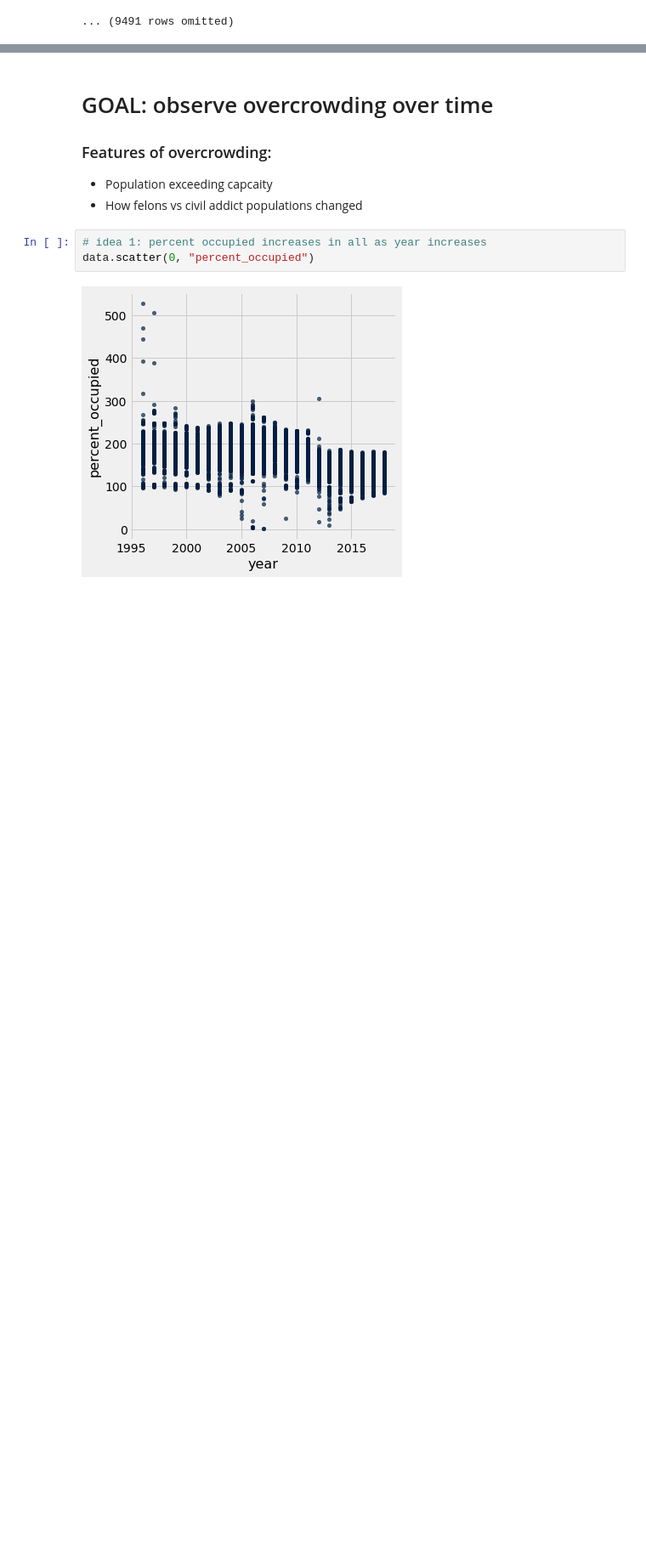
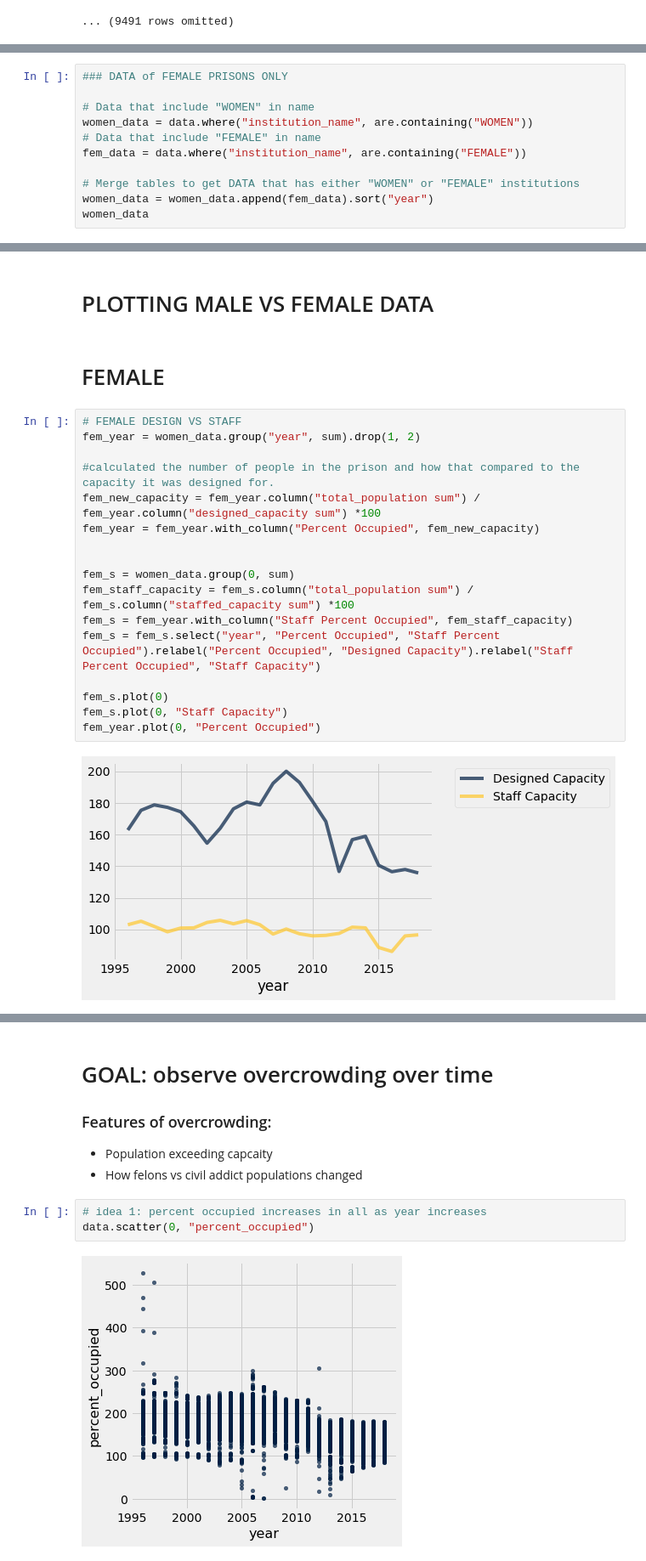
Before and after one commit to ds-modules/ES-21AC-SP19, a Jupyter notebook: incarceration.ipynb, the cells around one changed output, grey strips where cells are left out. Shown: that part at 85% size. Drawn from its saved outputs; the diff is of its cells as text; blank space fills up the shorter version.

```diff
--- a/incarceration.ipynb
+++ b/incarceration.ipynb
@@ -31,0 +77,11 @@ data.sort(0)
+# %%
+### DATA of FEMALE PRISONS ONLY
+
+# Data that include "WOMEN" in name
+women_data = data.where("institution_name", are.containing("WOMEN"))
+# Data that include "FEMALE" in name
+fem_data = data.where("institution_name", are.containing("FEMALE"))
+
+# Merge tables to get DATA that has either "WOMEN" or "FEMALE" institutions
+women_data = women_data.append(fem_data).sort("year")
+women_data
@@ -31,0 +144,23 @@ data.sort(0)
+# %% [markdown]
+# PLOTTING MALE VS FEMALE DATA
+# %% [markdown]
+# FEMALE
+# %%
+# FEMALE DESIGN VS STAFF
+fem_year = women_data.group("year", sum).drop(1, 2)
+
+#calculated the number of people in the prison and how that compared to the capacity it was designed for.
+fem_new_capacity = fem_year.column("total_population sum") / fem_year.column("designed_capacity sum") *100
+fem_year = fem_year.with_column("Percent Occupied", fem_new_capacity)
+
+
+fem_s = women_data.group(0, sum)
+fem_staff_capacity = fem_s.column("total_population sum") / fem_s.column("staffed_capacity sum") *100
+fem_s = fem_year.with_column("Staff Percent Occupied", fem_staff_capacity)
+fem_s = fem_s.select("year", "Percent Occupied", "Staff Percent Occupied").relabel("Percent Occupied", "Designed Capacity").relabel("Staff Percent Occupied", "Staff Capacity")
+
+fem_s.plot(0)
+fem_s.plot(0, "Staff Capacity")
+fem_year.plot(0, "Percent Occupied")
+# %% [output]
+[figure, added]
```
Also changed, not shown: parts of 28 cells of this notebook, 1 other file.
